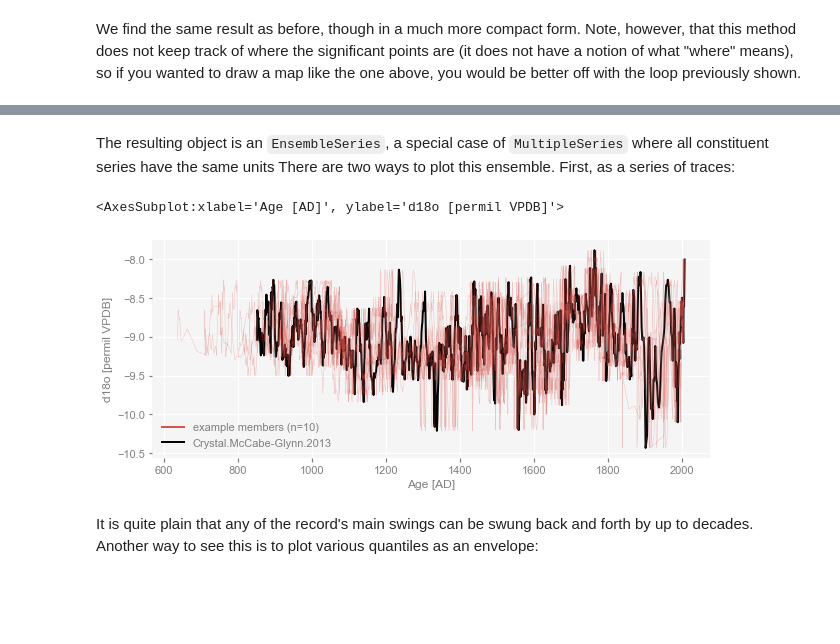
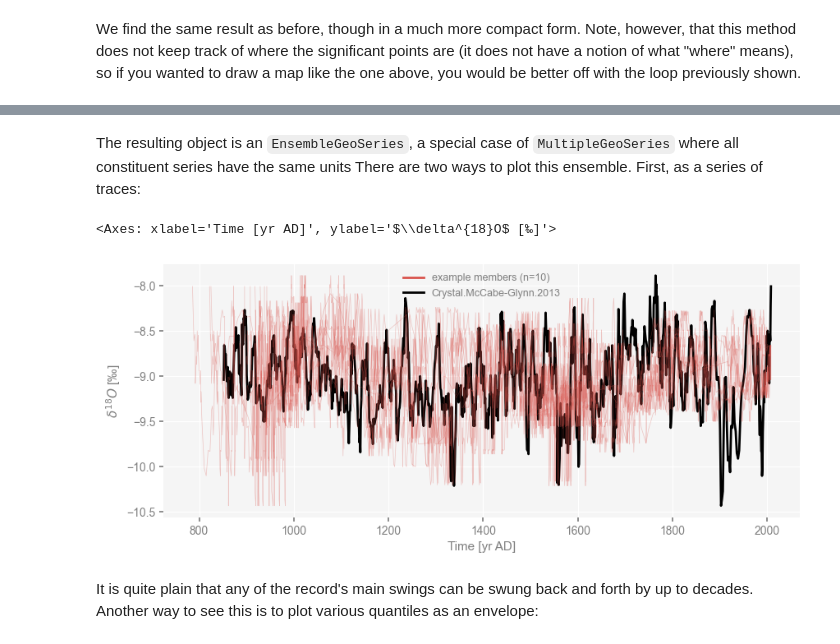
Before and after one commit to LinkedEarth/PyleoclimPaper, a Jupyter notebook: CrystalCorrelations/CrystalCorrelations.ipynb, the cells around one changed output, grey strips where cells are left out. Cells and saved outputs as stored; diff of their text form; code cells hidden in the pictures; blank space fills up the shorter version.

Commit message:
Update to latest Pyleoclim version

```diff
--- a/CrystalCorrelations/CrystalCorrelations.ipynb
+++ b/CrystalCorrelations/CrystalCorrelations.ipynb
@@ -56,3 +58,9 @@ Created time series: 3 entries
+# %%
+cc = pyleo.GeoSeries(time=df['time_values'][0], value = df['paleoData_values'][0], lat = df['geo_meanLat'][0],
+                     lon = df['geo_meanLon'][0], elevation = df['geo_meanElev'][0], time_name= 'Age', time_unit = df['time_units'][0],
+                     value_name = '$\delta^{18}O$', value_unit = u'\u2030', label = df['dataSetName'][0],
+                     archiveType = df['archiveType'][0], depth = df['depth_values'][0],
+                     depth_name = df['depth_variableName'][0], depth_unit = df['depth_units'],verbose = False)
 # %% [markdown]
 Let's do a quick plot to check that we have what we want:
 # %%
@@ -64,5 +69,0 @@ Notice how the code harvested the correct metadata from the LiPD file. If everyt
-# %%
-cc.value_name = '$\delta^{18}O$'
-cc.value_unit = u'\u2030'
-cc.time_unit  = 'yrs'
-cc.time_name  = 'Time'
@@ -660,0 +662,3 @@ cc_ens = cc.chronEnsembleToPaleo(d)
+# %%
+ensemble_df = D.get_ensemble_tables()
+ensemble_df.head()
@@ -661,12 +668,15 @@ cc_ens = cc.chronEnsembleToPaleo(d)
+# %%
+cc_ens = pyleo.EnsembleGeoSeries.from_AgeEnsembleArray(geo_series=cc, age_array= ensemble_df.iloc[0]['ensembleVariableValues'],
+                                                     age_depth = ensemble_df.iloc[0]['ensembleDepthValues'],
+                                                     value_depth = cc.depth, verbose=False)
 # %% [markdown]
-The resulting object is an `EnsembleSeries`, a special case of `MultipleSeries` where all constituent series have the same units There are two ways to plot this ensemble. First, as a series of traces:
+The resulting object is an `EnsembleGeoSeries`, a special case of `MultipleGeoSeries` where all constituent series have the same units There are two ways to plot this ensemble. First, as a series of traces:
 # %%
-pyleo.set_style('web')  # set the visual style
 fig, ax = cc_ens.plot_traces()
 cc.plot(color='black', ax = ax)
 # %% [output]
-<AxesSubplot:xlabel='Age [AD]', ylabel='d18o [permil VPDB]'>
+<Axes: xlabel='Time [yr AD]', ylabel='$\\delta^{18}O$ [‰]'>
-[figure, old version]
+[figure, new version]
 # %% [markdown]
 It is quite plain that any of the record's main swings can be swung back and forth by up to decades. Another way to see this is to plot various quantiles as an envelope:
 # %%
```
Also changed, not shown: parts of 58 cells of this notebook, 13 other files.
